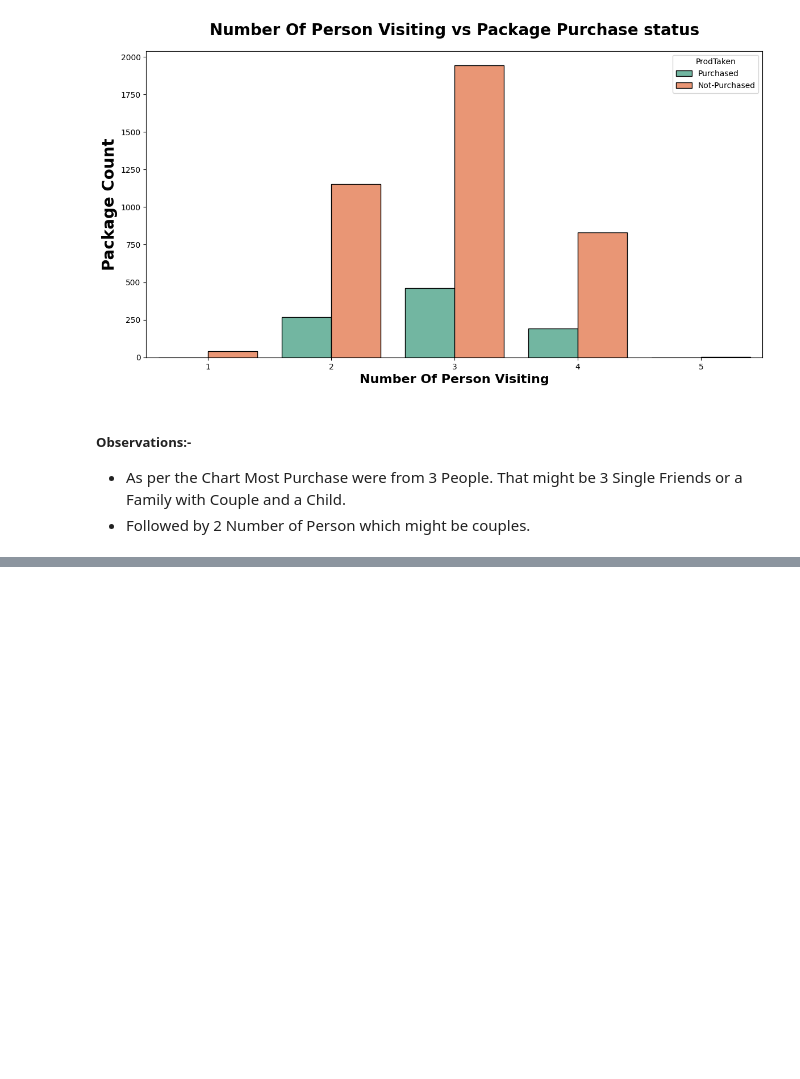
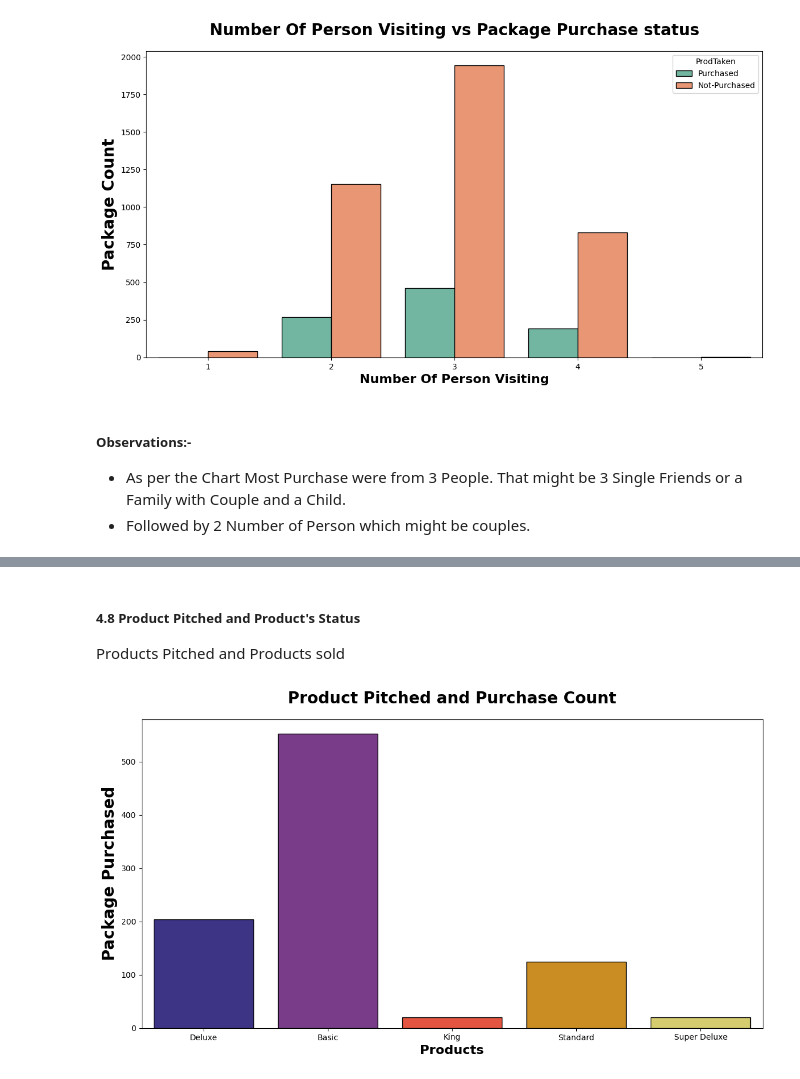
Before and after one commit to HARSHALKUMRE/Tourism-package, a Jupyter notebook: notebooks/1._EDA_On_Tourism_Package.ipynb, the cells around one changed output, grey strips where cells are left out. Drawn from its saved outputs; the diff is of its cells as text; code cells hidden in the pictures; blank space fills up the shorter version.

```diff
--- a/notebooks/1._EDA_On_Tourism_Package.ipynb
+++ b/notebooks/1._EDA_On_Tourism_Package.ipynb
@@ -662,0 +750,13 @@ plt.show()
+# %% [markdown]
+##### 4.8 Product Pitched and Product's Status
+
+Products Pitched and Products sold
+# %%
+plt.subplots(figsize=(14, 7))
+sns.countplot(x="ProductPitched", data=df2, ec="black", palette="CMRmap")
+plt.title("Product Pitched and Purchase Count", weight="bold", fontsize=20, pad=20)
+plt.ylabel("Package Purchased", weight="bold", fontsize=20)
+plt.xlabel("Products", weight="bold", fontsize=16)
+plt.show()
+# %% [output]
+[figure, added]
```
Also changed, not shown: parts of 35 cells of this notebook.
